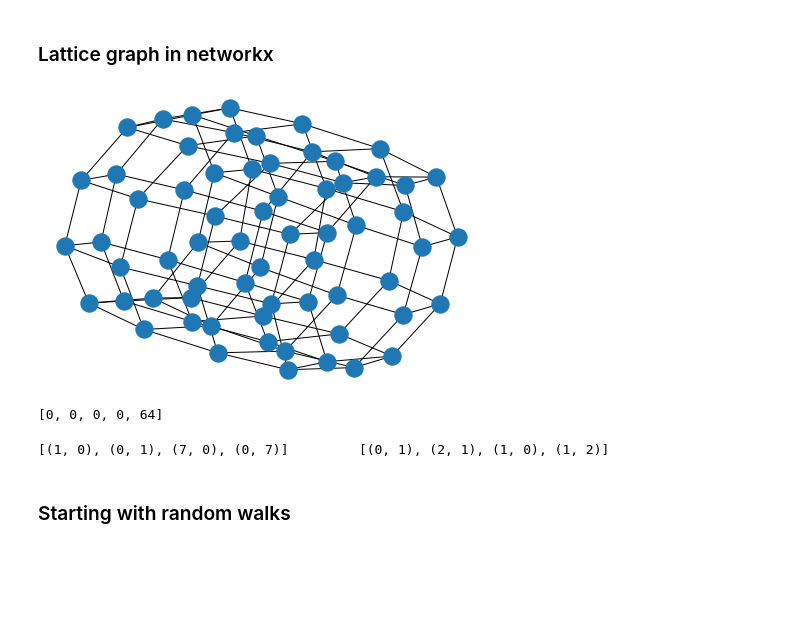
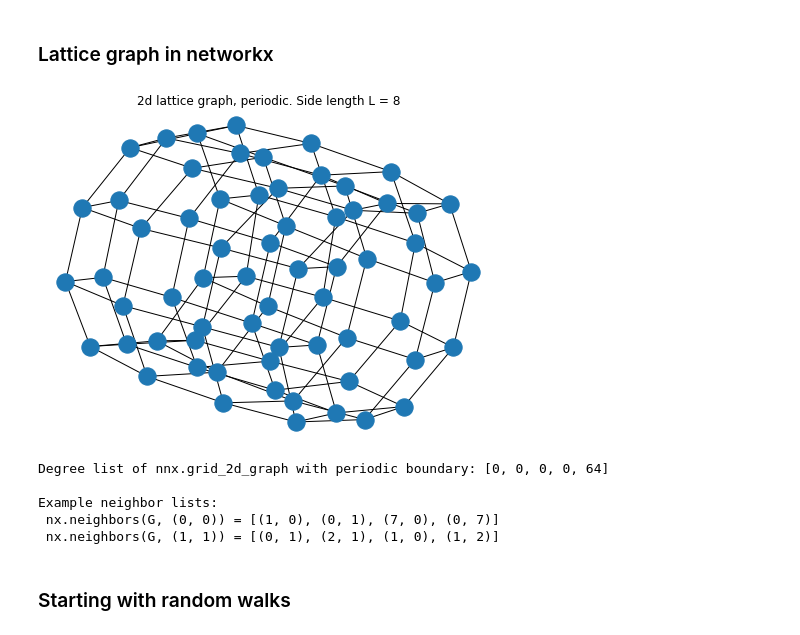
Before and after one commit to lucablessing/random-walks-on-small-world-networks, a Jupyter notebook: notebooks/random_walk_on_lattice.ipynb, the cells around one changed output. Saved outputs shown, nothing was run; the diff lists cells and outputs as text; code cells hidden in the pictures; blank space fills up the shorter version.

```diff
--- a/notebooks/random_walk_on_lattice.ipynb
+++ b/notebooks/random_walk_on_lattice.ipynb
@@ -43,29 +47,32 @@ from time import time
 np.random.seed(42)
 # %% [markdown]
 ### Lattice graph in networkx
-# %%
-# 2d lattice graph, periodic
-L = 8
-G = nx.grid_2d_graph(L,L, periodic=True)
-
-# plot
-nx.draw(G)
-# %% [output]
-[figure, removed]
-# %%
-# all nodes have degree 4
-nx.degree_histogram(G)
-# %% [output]
-[0, 0, 0, 0, 64]
 # %%
-'''
-    Lattice sites are enumerated (row, column) starting on
-    upper left with (0,0) ending on lower right with (7,7).
-'''
-# example: neighbours of node (0,0) and (1,1)
-print(list(nx.neighbors(G, (0,0))),'\t', list(nx.neighbors(G, (1,1))))
+# 2d lattice graph, periodic
+L = 8
+G = nx.grid_2d_graph(L,L, periodic=True)
+
+# plot
+fig, ax = plt.subplots(figsize=(8, 6))
+ax.set_title('2d lattice graph, periodic. Side length L = {}'.format(L))
+nx.draw(G)
+plt.show()
+
+# all nodes have degree 4
+print('\nDegree list of nnx.grid_2d_graph with periodic boundary: {}\n'.format(nx.degree_histogram(G)))
+
+# Lattice sites are enumerated (row, column) starting on upper left with (0, 0) ending on
+# lower right with (7, 7). Example: neighbours of node (0, 0) and (1, 1)
+print('Example neighbor lists:\n nx.neighbors(G, (0, 0)) = {}\n nx.neighbors(G, (1, 1)) = {}'.format(
+    list(nx.neighbors(G, (0, 0))), list(nx.neighbors(G, (1, 1))))
+    )
 # %% [output]
+[figure, added]
-[(1, 0), (0, 1), (7, 0), (0, 7)]         [(0, 1), (2, 1), (1, 0), (1, 2)]
+Degree list of nnx.grid_2d_graph with periodic boundary: [0, 0, 0, 0, 64]
+
+Example neighbor lists:
+ nx.neighbors(G, (0, 0)) = [(1, 0), (0, 1), (7, 0), (0, 7)]
+ nx.neighbors(G, (1, 1)) = [(0, 1), (2, 1), (1, 0), (1, 2)]
 # %% [markdown]
 ### Starting with random walks
 # %% [markdown]
```
Also changed, not shown: parts of 16 cells of this notebook, 5 other files.
